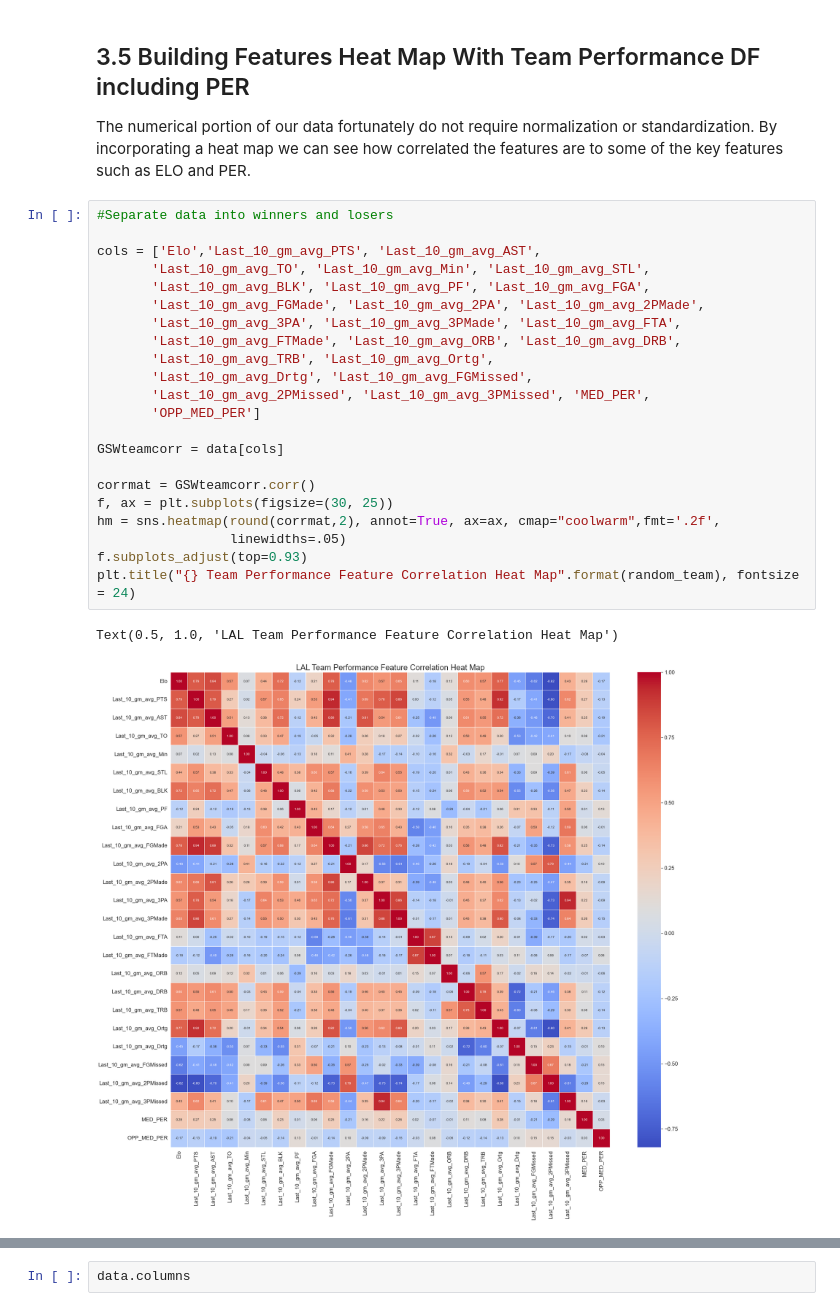
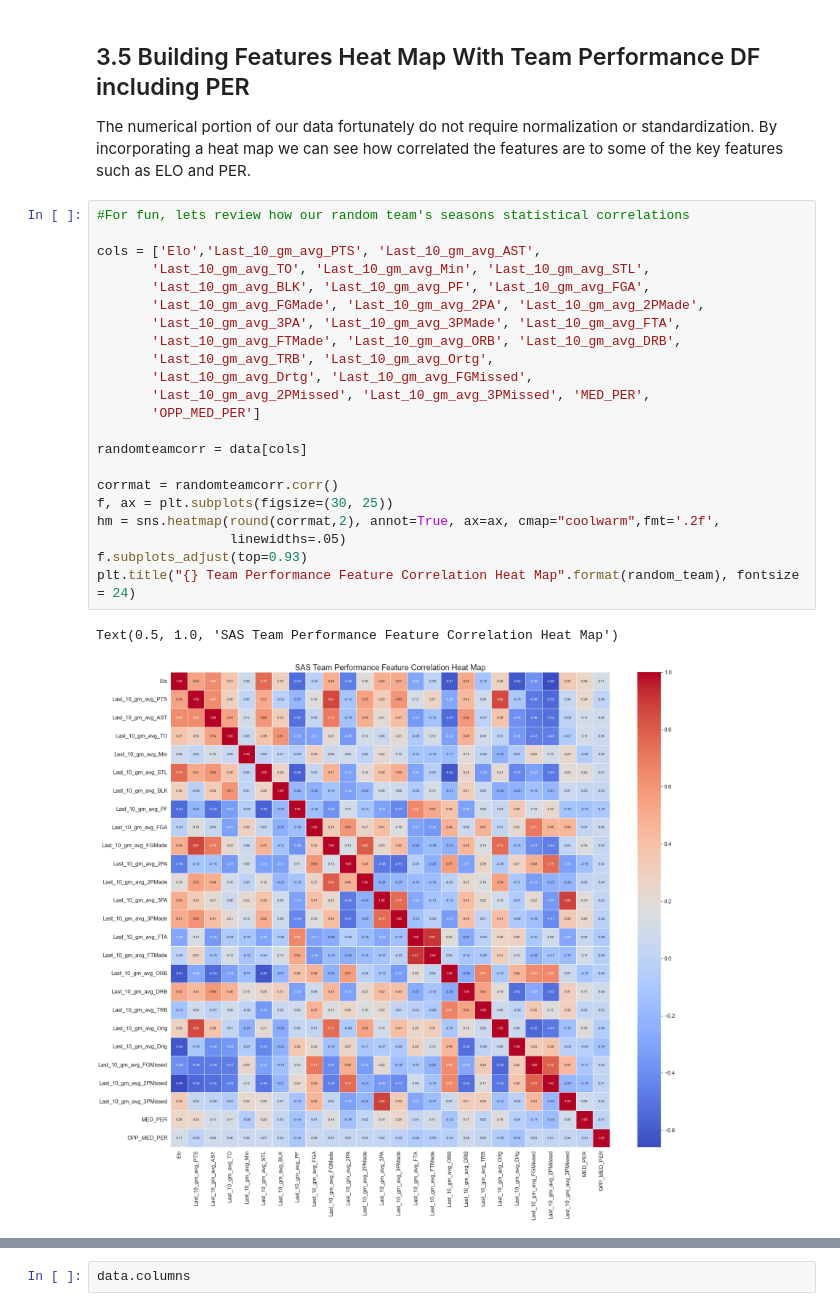
Before and after one commit to ElectricSheep007/UNH-Repo, a Jupyter notebook: DS_Guided_Capstone_2_Repo/virenv/Guided_Capstone_Project_2.ipynb, the cells around one changed output, grey strips where cells are left out. Cells and saved outputs as stored; diff of their text form.

```diff
--- a/DS_Guided_Capstone_2_Repo/virenv/Guided_Capstone_Project_2.ipynb
+++ b/DS_Guided_Capstone_2_Repo/virenv/Guided_Capstone_Project_2.ipynb
@@ -1467,27 +1372,27 @@ Unlike our hypothesis where efficiency statistics being good features, we can se
 
 The numerical portion of our data fortunately do not require normalization or standardization. By incorporating a heat map we can see how correlated the features are to some of the key features such as ELO and PER.
 # %%
-#Separate data into winners and losers
+#For fun, lets review how our random team's seasons statistical correlations
 
 cols = ['Elo','Last_10_gm_avg_PTS', 'Last_10_gm_avg_AST',
        'Last_10_gm_avg_TO', 'Last_10_gm_avg_Min', 'Last_10_gm_avg_STL',
        'Last_10_gm_avg_BLK', 'Last_10_gm_avg_PF', 'Last_10_gm_avg_FGA',
        'Last_10_gm_avg_FGMade', 'Last_10_gm_avg_2PA', 'Last_10_gm_avg_2PMade',
        'Last_10_gm_avg_3PA', 'Last_10_gm_avg_3PMade', 'Last_10_gm_avg_FTA',
        'Last_10_gm_avg_FTMade', 'Last_10_gm_avg_ORB', 'Last_10_gm_avg_DRB',
        'Last_10_gm_avg_TRB', 'Last_10_gm_avg_Ortg',
        'Last_10_gm_avg_Drtg', 'Last_10_gm_avg_FGMissed',
        'Last_10_gm_avg_2PMissed', 'Last_10_gm_avg_3PMissed', 'MED_PER',
        'OPP_MED_PER']
 
-GSWteamcorr = data[cols]
+randomteamcorr = data[cols]
 
-corrmat = GSWteamcorr.corr()
+corrmat = randomteamcorr.corr()
 f, ax = plt.subplots(figsize=(30, 25))
 hm = sns.heatmap(round(corrmat,2), annot=True, ax=ax, cmap="coolwarm",fmt='.2f',
                  linewidths=.05)
 f.subplots_adjust(top=0.93)
 plt.title("{} Team Performance Feature Correlation Heat Map".format(random_team), fontsize = 24)
 # %% [output]
-Text(0.5, 1.0, 'LAL Team Performance Feature Correlation Heat Map')
+Text(0.5, 1.0, 'SAS Team Performance Feature Correlation Heat Map')
-[figure, old version]
+[figure, new version]
```
Also changed, not shown: parts of 68 cells of this notebook.
